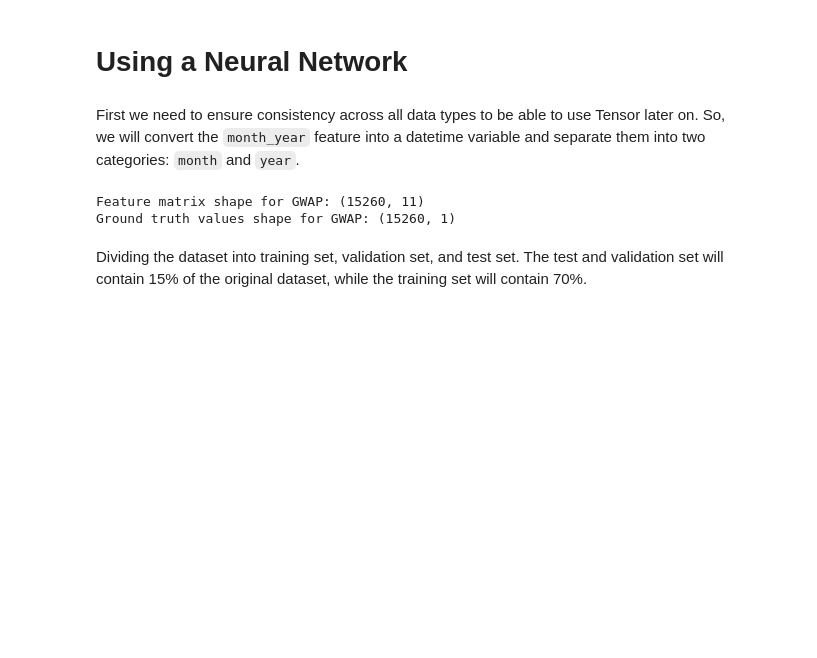
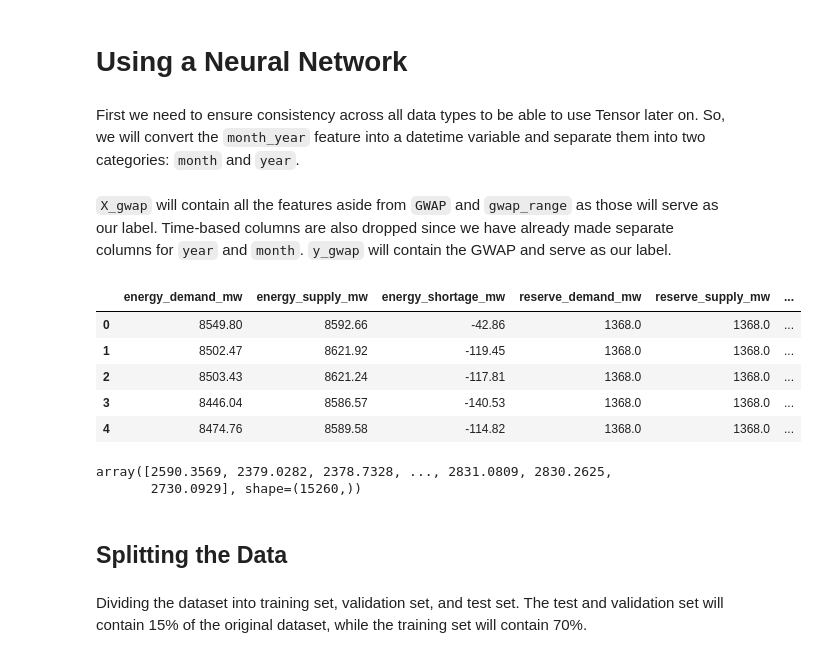
Before and after one commit to haniellejermayn/wesm-price-prediction, a Jupyter notebook: 02_EDA.ipynb, the cells around one changed output. Saved outputs shown, nothing was run; the diff lists cells and outputs as text; code cells hidden in the pictures; blank space fills up the shorter version.

Commit message:
standardize data for neural network

```diff
--- a/02_EDA.ipynb
+++ b/02_EDA.ipynb
@@ -381,24 +381,30 @@ df['date_col'] = pd.to_datetime(df['month_year'], format='%Y-%m')
 
 df['year'] = df['date_col'].dt.year
 df['month'] = df['date_col'].dt.month
-# %%
-X_gwap = df.drop(["GWAP", "gwap_range", "datetime", "month_year", "date_col"], axis=1) # remove datetime since we already have separate columns
-
-# Convert to array with consistent datatype for Tensor usage
-X_gwap = X_gwap.astype(float).values
-print('Feature matrix shape for GWAP:', X_gwap.shape)
-
-# Transforms the class variable into a matrix of shape (n_samples, 1)
-y_gwap = df["GWAP"]
-
-y_house = np.expand_dims(y_gwap.values, 1)
-
-# Convert to array with consistent datatype for Tensor usage
-y_gwap = y_gwap.astype(float).values
-print('Ground truth values shape for GWAP:', y_house.shape)
-# %% [output]
-Feature matrix shape for GWAP: (15260, 11)
-Ground truth values shape for GWAP: (15260, 1)
+# %% [markdown]
+`X_gwap` will contain all the features aside from `GWAP` and `gwap_range` as those will serve as our label. Time-based columns are also dropped since we have already made separate columns for `year` and `month`. `y_gwap` will contain the GWAP and serve as our label.
+# %%
+# remove datetime since we already have separate columns
+X_gwap = df.drop(["GWAP", "gwap_range", "datetime", "month_year", "date_col"], axis=1)
+
+# Transforms the class variable into a matrix of shape (n_samples, 1)
+y_gwap = df["GWAP"].values
+
+X_gwap.head()
+# %% [output]
+|  | energy_demand_mw | energy_supply_mw | energy_shortage_mw | reserve_demand_mw | reserve_supply_mw | ... |
+| 0 | 8549.80 | 8592.66 | -42.86 | 1368.0 | 1368.0 | ... |
+| 1 | 8502.47 | 8621.92 | -119.45 | 1368.0 | 1368.0 | ... |
+| 2 | 8503.43 | 8621.24 | -117.81 | 1368.0 | 1368.0 | ... |
+| 3 | 8446.04 | 8586.57 | -140.53 | 1368.0 | 1368.0 | ... |
+| 4 | 8474.76 | 8589.58 | -114.82 | 1368.0 | 1368.0 | ... |
+# %%
+y_gwap
+# %% [output]
+array([2590.3569, 2379.0282, 2378.7328, ..., 2831.0809, 2830.2625,
+       2730.0929], shape=(15260,))
+# %% [markdown]
+## Splitting the Data
 # %% [markdown]
 Dividing the dataset into training set, validation set, and test set. The test and validation set will contain 15% of the original dataset, while the training set will contain 70%.
 # %%
```
Also changed, not shown: parts of 8 cells of this notebook.
